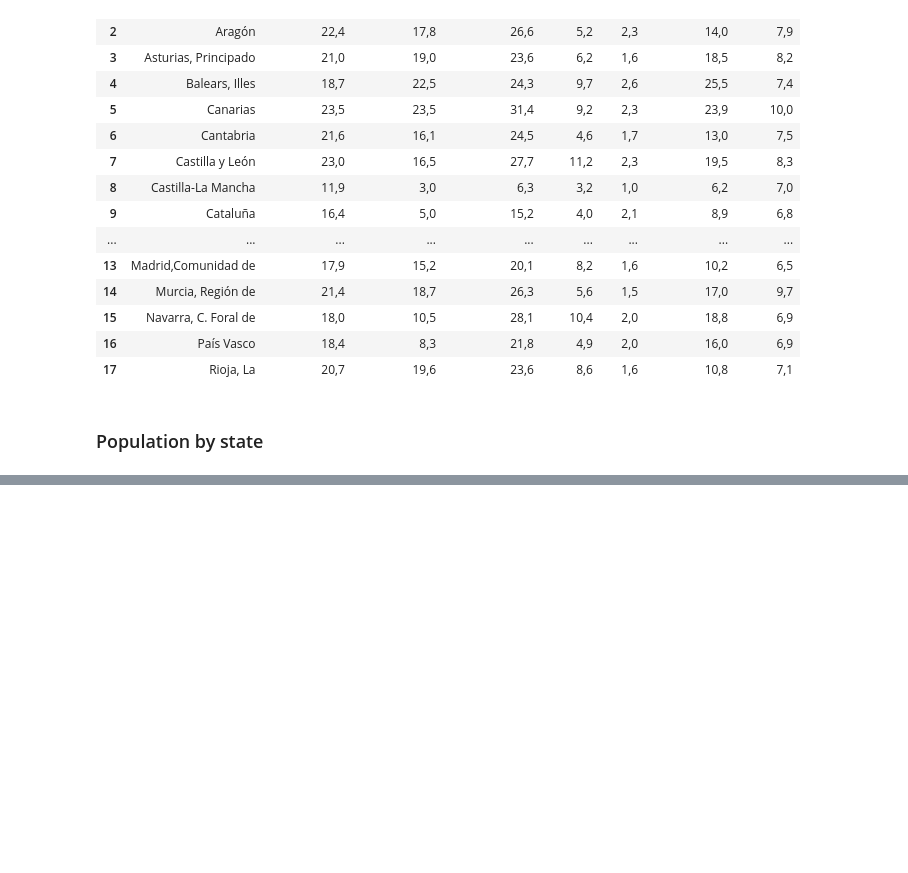
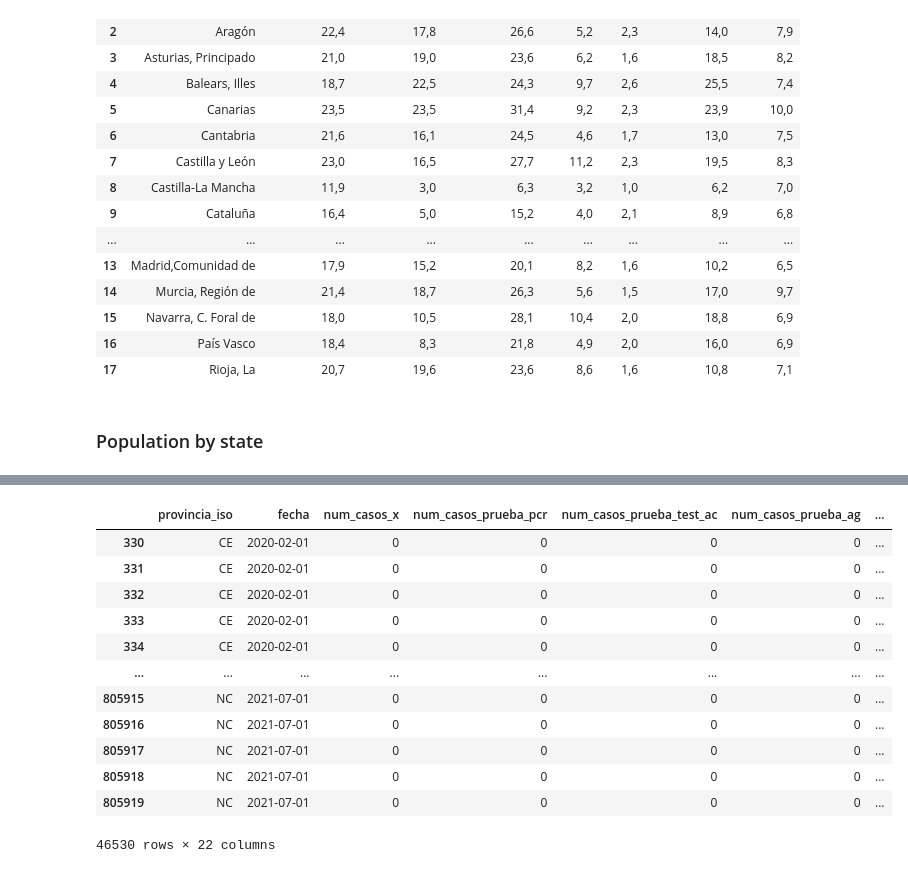
Before and after one commit to Pierre-mulliez1/predict_covid, a Jupyter notebook: EDA.ipynb, the cells around one changed output, grey strips where cells are left out. Drawn from its saved outputs; the diff is of its cells as text; code cells hidden in the pictures; blank space fills up the shorter version.

```diff
--- a/EDA.ipynb
+++ b/EDA.ipynb
@@ -300,2 +302,18 @@ df8.head()
+# %%
+final_data1
+# %% [output]
+|  | provincia_iso | fecha | num_casos_x | num_casos_prueba_pcr | num_casos_prueba_test_ac | num_casos_prueba_ag | ... |
+| 330 | CE | 2020-02-01 | 0 | 0 | 0 | 0 | ... |
+| 331 | CE | 2020-02-01 | 0 | 0 | 0 | 0 | ... |
+| 332 | CE | 2020-02-01 | 0 | 0 | 0 | 0 | ... |
+| 333 | CE | 2020-02-01 | 0 | 0 | 0 | 0 | ... |
+| 334 | CE | 2020-02-01 | 0 | 0 | 0 | 0 | ... |
+| ... | ... | ... | ... | ... | ... | ... | ... |
+| 805915 | NC | 2021-07-01 | 0 | 0 | 0 | 0 | ... |
+| 805916 | NC | 2021-07-01 | 0 | 0 | 0 | 0 | ... |
+| 805917 | NC | 2021-07-01 | 0 | 0 | 0 | 0 | ... |
+| 805918 | NC | 2021-07-01 | 0 | 0 | 0 | 0 | ... |
+| 805919 | NC | 2021-07-01 | 0 | 0 | 0 | 0 | ... |
+46530 rows × 22 columns
 # %%
 #####to csv final dataset
```
Also changed, not shown: parts of 7 cells of this notebook, 3 other files.
